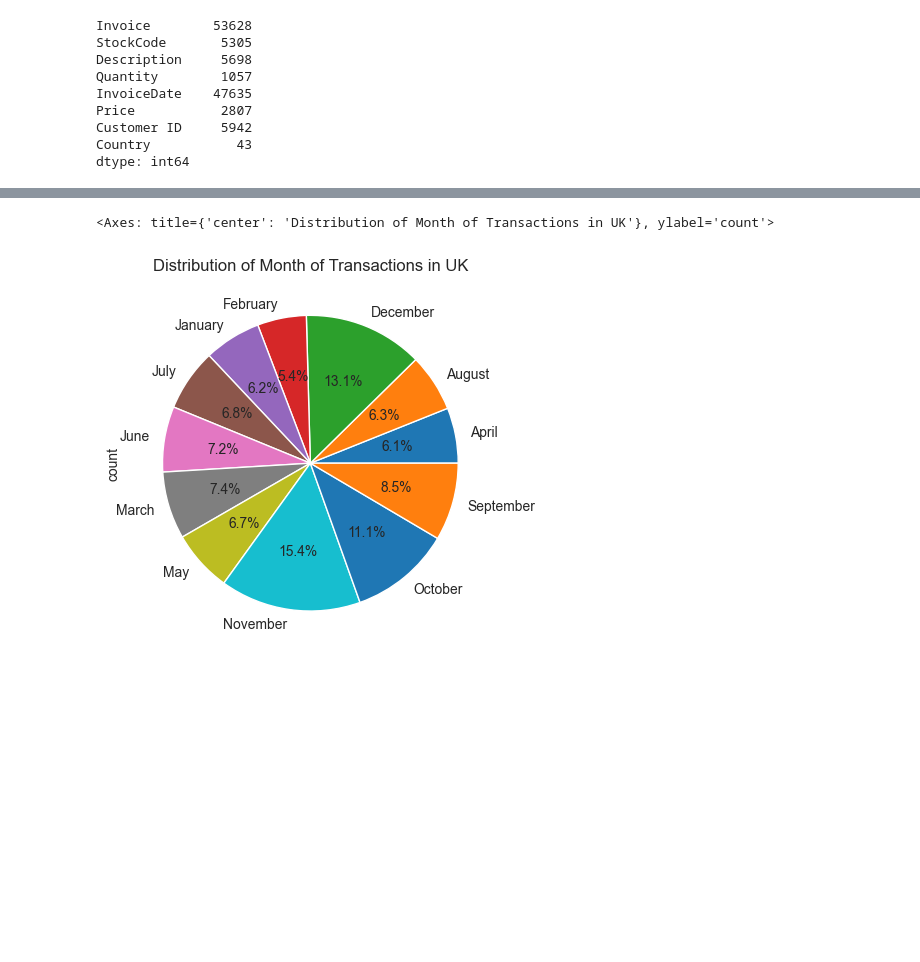
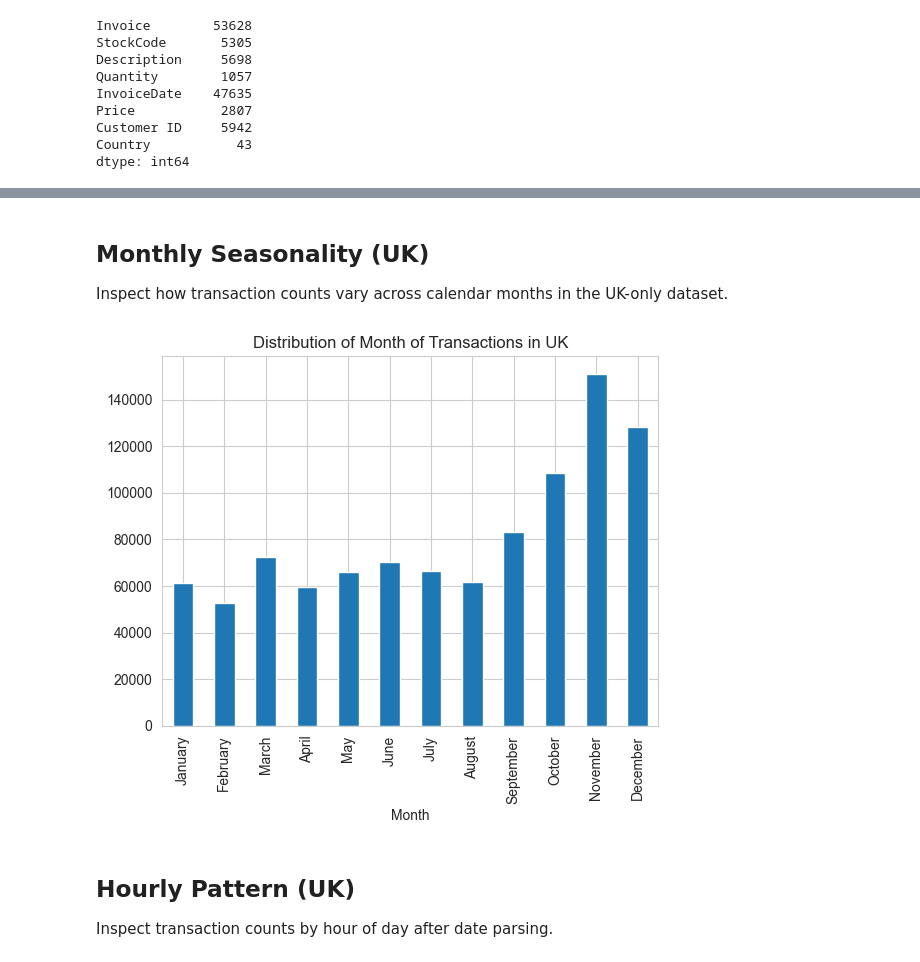
Before and after one commit to smnsht/unusual-customer-purchasing, a Jupyter notebook: notebooks/01_EDA.ipynb, the cells around one changed output, grey strips where cells are left out. Drawn from its saved outputs; the diff is of its cells as text; code cells hidden in the pictures; blank space fills up the shorter version.

```diff
--- a/notebooks/01_EDA.ipynb
+++ b/notebooks/01_EDA.ipynb
@@ -71,8 +67,7 @@ countries_excluding_uk.plot(kind='pie', autopct='%1.1f%%', title='Top 10 Countri
 # %%
-# plot distribution of day of week of transactions using pandas built-in plot function in UK only
-uk_transactions = df[df['Country'] == 'United Kingdom'].copy()
+df.drop(df[df['Country'] != 'United Kingdom'].index, inplace=True)
 
-# Infer the day of week from the InvoiceDate column
-uk_transactions['InvoiceDate'] = pd.to_datetime(uk_transactions['InvoiceDate'])
-uk_transactions['DayOfWeek'] = uk_transactions['InvoiceDate'].dt.day_name()
-uk_transactions['DayOfWeek'].value_counts().sort_index().plot(kind='pie', autopct='%1.1f%%', title='Distribution of Day of Week of Transactions in UK')
+df['InvoiceDate'] = pd.to_datetime(df['InvoiceDate'])
+df['Hour'] = df['InvoiceDate'].dt.hour
+df['DayOfWeek'] = df['InvoiceDate'].dt.day_name()
+df['Month'] = df['InvoiceDate'].dt.month_name()
@@ -82,8 +79,12 @@ uk_transactions['DayOfWeek'].value_counts().sort_index().plot(kind='pie', autopc
+# %% [markdown]
+## Monthly Seasonality (UK)
+Inspect how transaction counts vary across calendar months in the UK-only dataset.
 # %%
-# plot distribution of month of transactions using pandas built-in plot function in UK only
-uk_transactions['Month'] = uk_transactions['InvoiceDate'].dt.month_name()
-uk_transactions['Month'].value_counts().sort_index().plot(kind='pie', autopct='%1.1f%%', title='Distribution of Month of Transactions in UK')
+month_order = ['January', 'February', 'March', 'April', 'May', 'June', 'July', 'August', 'September', 'October', 'November', 'December']
+df['Month'].value_counts().reindex(month_order).plot(kind='bar', title='Distribution of Month of Transactions in UK');
 # %% [output]
-<Axes: title={'center': 'Distribution of Month of Transactions in UK'}, ylabel='count'>
-[figure, old version]
+[figure, new version]
+# %% [markdown]
+## Hourly Pattern (UK)
+Inspect transaction counts by hour of day after date parsing.
 # %%
```
Also changed, not shown: parts of 23 cells of this notebook, 1 other file.
